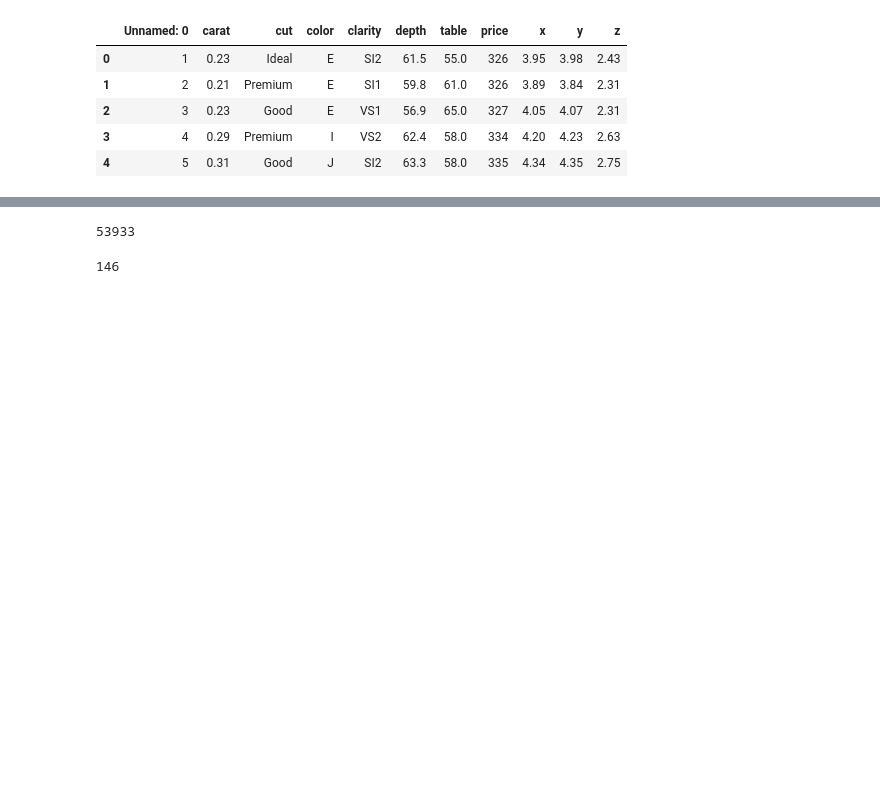
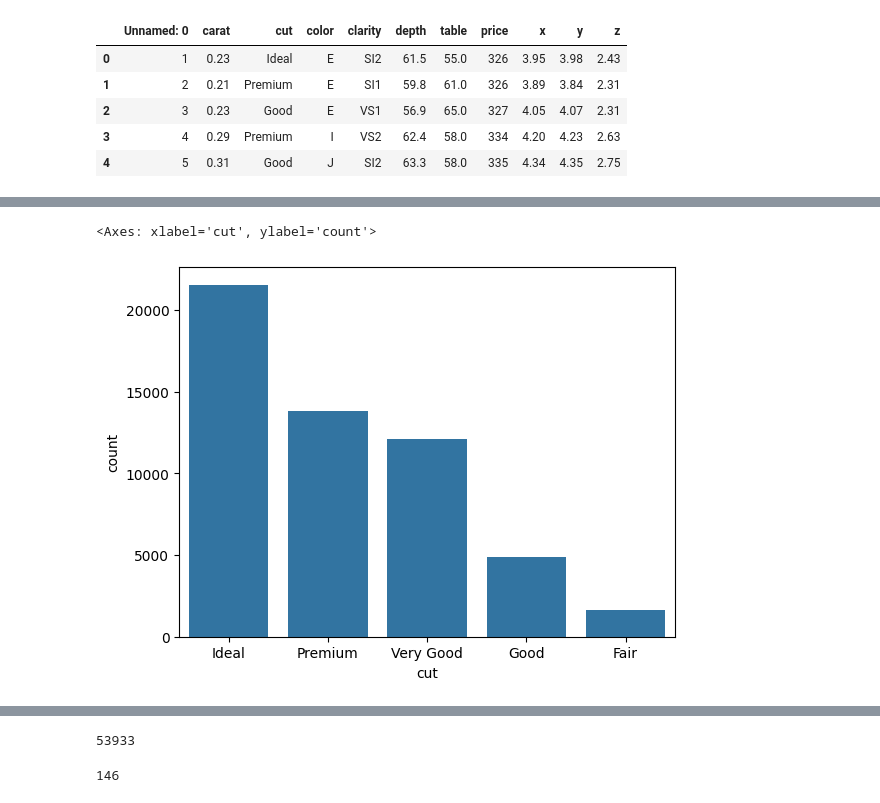
Before and after one commit to yashrajmodani/Data-Analaysis, a Jupyter notebook: Assignment3.ipynb, the cells around one changed output, grey strips where cells are left out. Saved outputs shown, nothing was run; the diff lists cells and outputs as text; code cells hidden in the pictures; blank space fills up the shorter version.

```diff
--- a/Assignment3.ipynb
+++ b/Assignment3.ipynb
@@ -1009,0 +680,3 @@ df1.sample(10)
+# %%
+a = df['cut'].value_counts().reset_index()
+a
@@ -1009,0 +690,7 @@ df1.sample(10)
+# %%
+# 38. Write a Pandas program to create a bar plot of the 'value_counts' for the 'cut'
+# series of diamonds DataFrame.
+sns.barplot(x = a['cut'],y = a['count'])
+# %% [output]
+<Axes: xlabel='cut', ylabel='count'>
+[figure, added]
```
Also changed, not shown: parts of 135 cells of this notebook.
